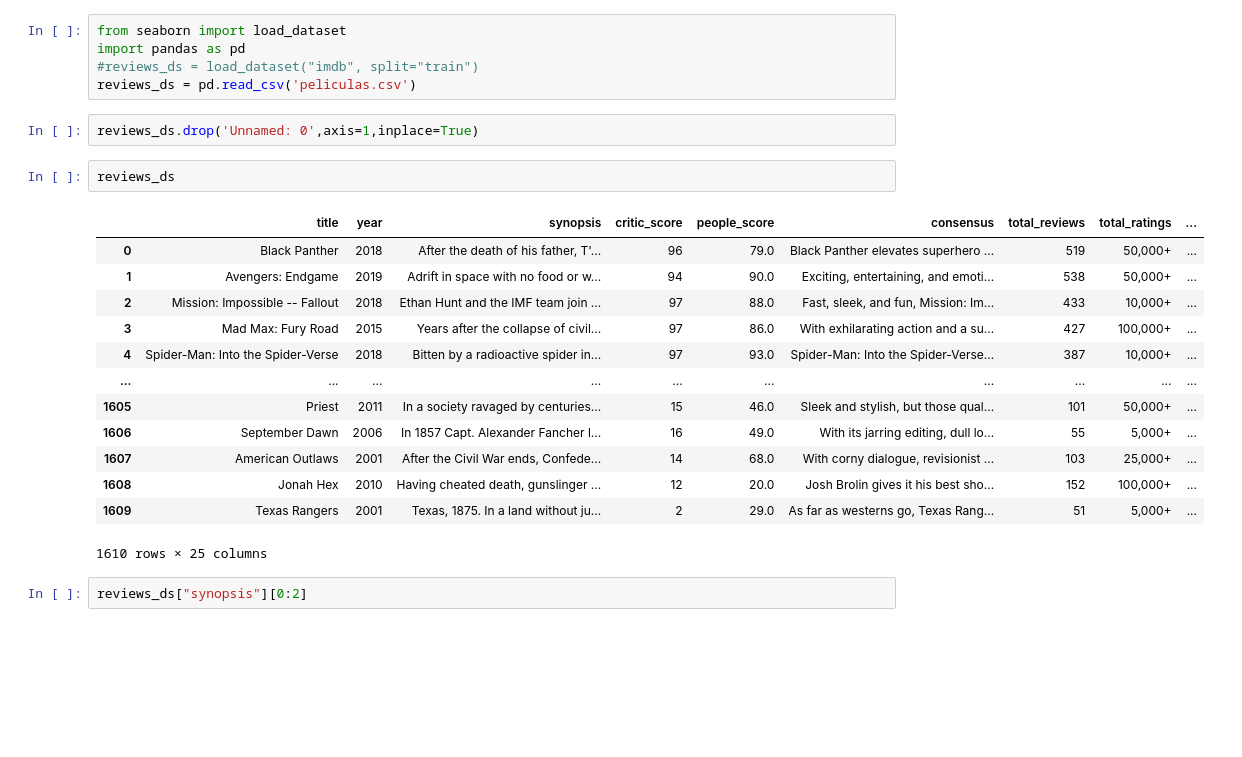
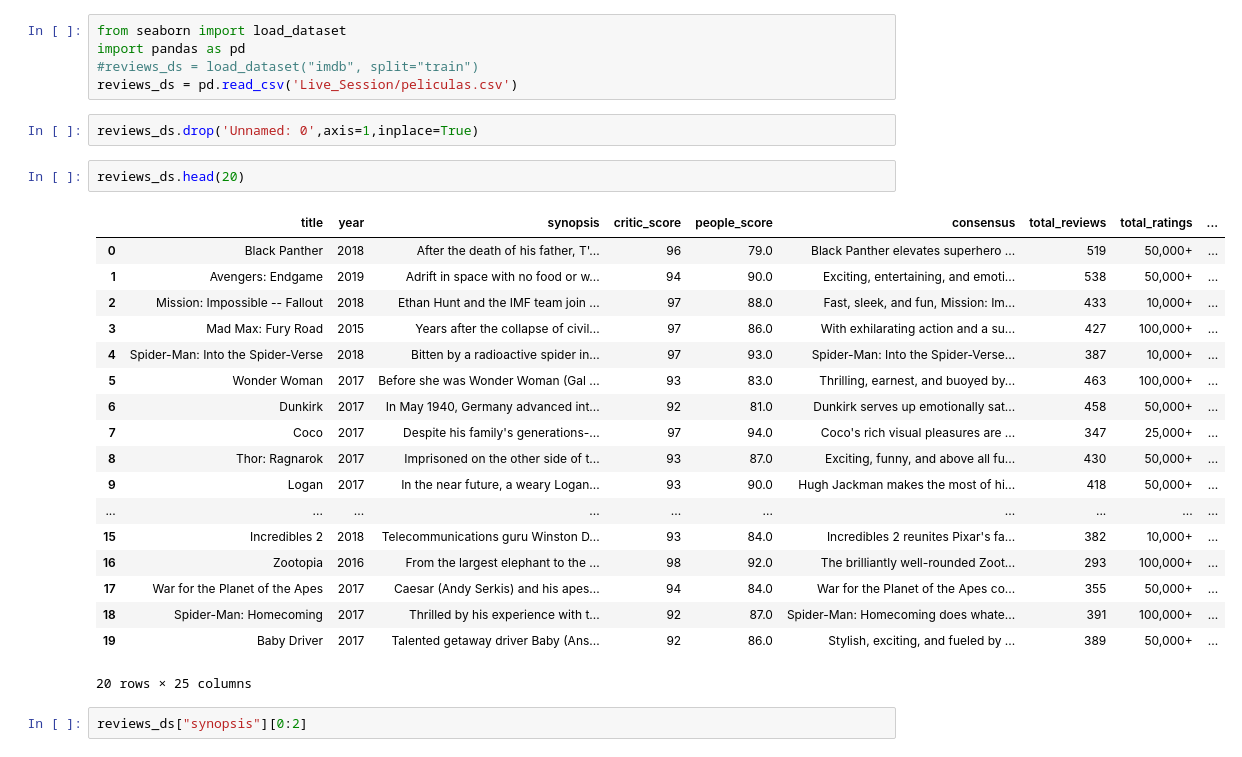
Before and after one commit to mariasanvals/DS_Online_Feb24, a Jupyter notebook: 04_Machine_Learning/Sprint_17/Unidad_02_NLP/02_NLP_Features_Basico.ipynb, the cells around one changed output. Saved outputs shown, nothing was run; the diff lists cells and outputs as text; blank space fills up the shorter version.

```diff
--- a/04_Machine_Learning/Sprint_17/Unidad_02_NLP/02_NLP_Features_Basico.ipynb
+++ b/04_Machine_Learning/Sprint_17/Unidad_02_NLP/02_NLP_Features_Basico.ipynb
@@ -37,25 +37,30 @@ Vamos a cargar el dataset del modulo de datasets que tiene Python, simulando que
 from seaborn import load_dataset
 import pandas as pd
 #reviews_ds = load_dataset("imdb", split="train")
-reviews_ds = pd.read_csv('peliculas.csv')
+reviews_ds = pd.read_csv('Live_Session/peliculas.csv')
 # %%
 reviews_ds.drop('Unnamed: 0',axis=1,inplace=True)
 # %%
-reviews_ds
+reviews_ds.head(20)
 # %% [output]
 |  | title | year | synopsis | critic_score | people_score | consensus | total_reviews | total_ratings | ... |
 | 0 | Black Panther | 2018 | After the death of his father, T'... | 96 | 79.0 | Black Panther elevates superhero ... | 519 | 50,000+ | ... |
 | 1 | Avengers: Endgame | 2019 | Adrift in space with no food or w... | 94 | 90.0 | Exciting, entertaining, and emoti... | 538 | 50,000+ | ... |
 | 2 | Mission: Impossible -- Fallout | 2018 | Ethan Hunt and the IMF team join ... | 97 | 88.0 | Fast, sleek, and fun, Mission: Im... | 433 | 10,000+ | ... |
 | 3 | Mad Max: Fury Road | 2015 | Years after the collapse of civil... | 97 | 86.0 | With exhilarating action and a su... | 427 | 100,000+ | ... |
 | 4 | Spider-Man: Into the Spider-Verse | 2018 | Bitten by a radioactive spider in... | 97 | 93.0 | Spider-Man: Into the Spider-Verse... | 387 | 10,000+ | ... |
+| 5 | Wonder Woman | 2017 | Before she was Wonder Woman (Gal ... | 93 | 83.0 | Thrilling, earnest, and buoyed by... | 463 | 100,000+ | ... |
+| 6 | Dunkirk | 2017 | In May 1940, Germany advanced int... | 92 | 81.0 | Dunkirk serves up emotionally sat... | 458 | 50,000+ | ... |
+| 7 | Coco | 2017 | Despite his family's generations-... | 97 | 94.0 | Coco's rich visual pleasures are ... | 347 | 25,000+ | ... |
+| 8 | Thor: Ragnarok | 2017 | Imprisoned on the other side of t... | 93 | 87.0 | Exciting, funny, and above all fu... | 430 | 50,000+ | ... |
+| 9 | Logan | 2017 | In the near future, a weary Logan... | 93 | 90.0 | Hugh Jackman makes the most of hi... | 418 | 50,000+ | ... |
 | ... | ... | ... | ... | ... | ... | ... | ... | ... | ... |
-| 1605 | Priest | 2011 | In a society ravaged by centuries... | 15 | 46.0 | Sleek and stylish, but those qual... | 101 | 50,000+ | ... |
-| 1606 | September Dawn | 2006 | In 1857 Capt. Alexander Fancher l... | 16 | 49.0 | With its jarring editing, dull lo... | 55 | 5,000+ | ... |
-| 1607 | American Outlaws | 2001 | After the Civil War ends, Confede... | 14 | 68.0 | With corny dialogue, revisionist ... | 103 | 25,000+ | ... |
-| 1608 | Jonah Hex | 2010 | Having cheated death, gunslinger ... | 12 | 20.0 | Josh Brolin gives it his best sho... | 152 | 100,000+ | ... |
-| 1609 | Texas Rangers | 2001 | Texas, 1875. In a land without ju... | 2 | 29.0 | As far as westerns go, Texas Rang... | 51 | 5,000+ | ... |
+| 15 | Incredibles 2 | 2018 | Telecommunications guru Winston D... | 93 | 84.0 | Incredibles 2 reunites Pixar's fa... | 382 | 10,000+ | ... |
+| 16 | Zootopia | 2016 | From the largest elephant to the ... | 98 | 92.0 | The brilliantly well-rounded Zoot... | 293 | 100,000+ | ... |
+| 17 | War for the Planet of the Apes | 2017 | Caesar (Andy Serkis) and his apes... | 94 | 84.0 | War for the Planet of the Apes co... | 355 | 50,000+ | ... |
+| 18 | Spider-Man: Homecoming | 2017 | Thrilled by his experience with t... | 92 | 87.0 | Spider-Man: Homecoming does whate... | 391 | 100,000+ | ... |
+| 19 | Baby Driver | 2017 | Talented getaway driver Baby (Ans... | 92 | 86.0 | Stylish, exciting, and fueled by ... | 389 | 50,000+ | ... |
-1610 rows × 25 columns
+20 rows × 25 columns
 # %%
 reviews_ds["synopsis"][0:2]
 # %% [output]
```
Also changed, not shown: parts of 51 cells of this notebook, 41 other files.
